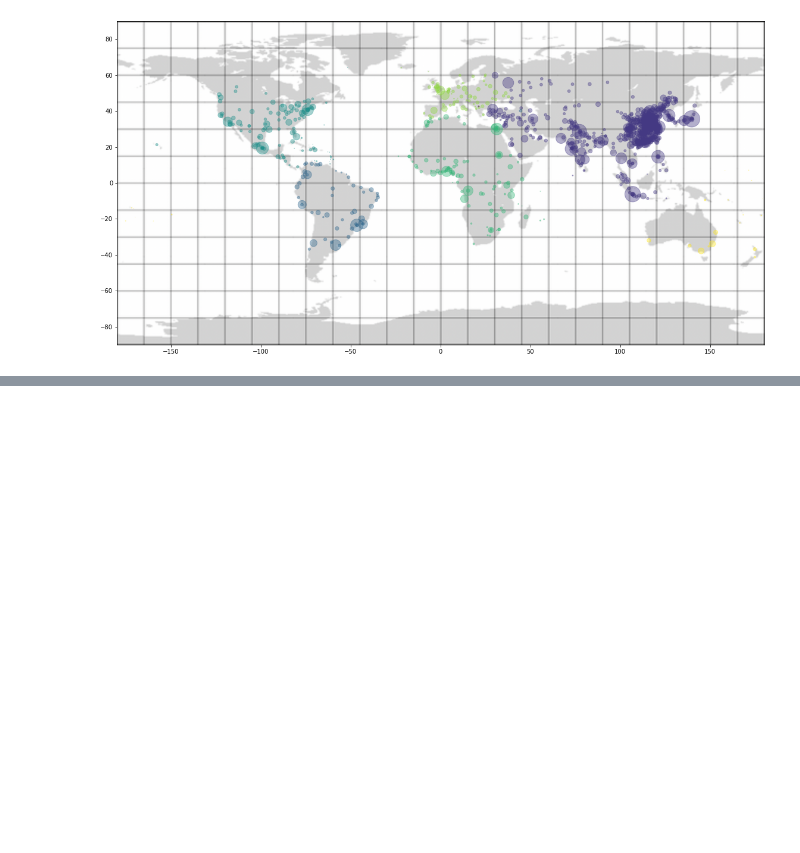
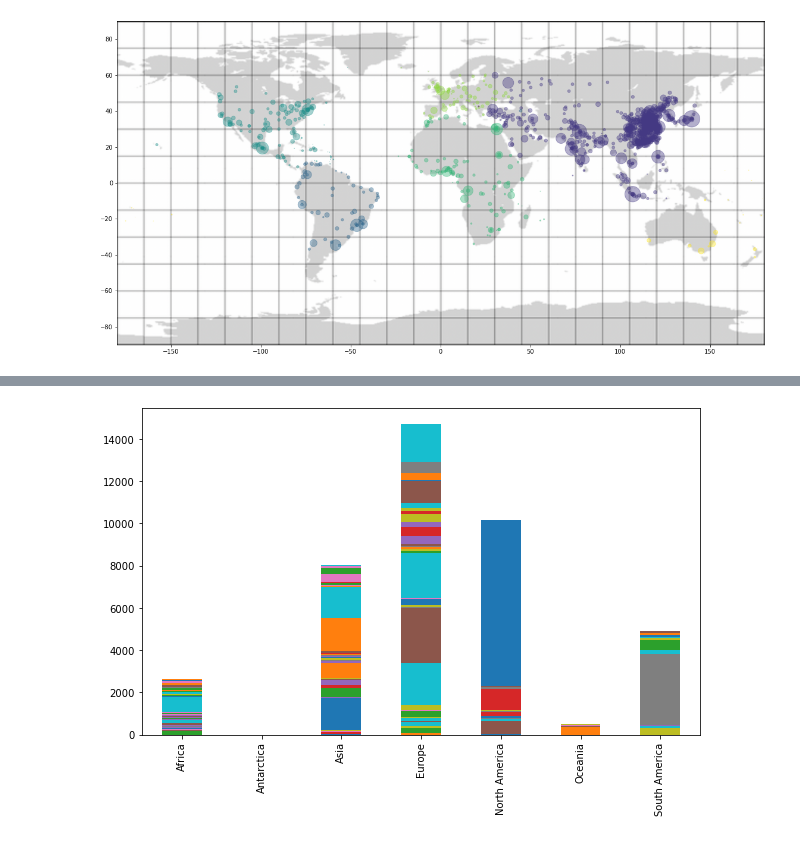
Before and after one commit to Aidan23Smith/Seeing-a-Connected-World, a Jupyter notebook: Seeing a Connected World.ipynb, the cells around one changed output, grey strips where cells are left out. Cells and saved outputs as stored; diff of their text form; code cells hidden in the pictures; blank space fills up the shorter version.

```diff
--- a/Seeing a Connected World.ipynb
+++ b/Seeing a Connected World.ipynb
@@ -730,0 +787,5 @@ Which city would you like to check? cape town
+# %%
+everything2.groupby('Continent_Name')['country'].value_counts().unstack().plot(kind = 'bar', stacked = True, figsize=(10,6), legend=None, xlabel = ' ')
+plt.show()
+# %% [output]
+[figure, added]
```
Also changed, not shown: parts of 6 cells of this notebook.
